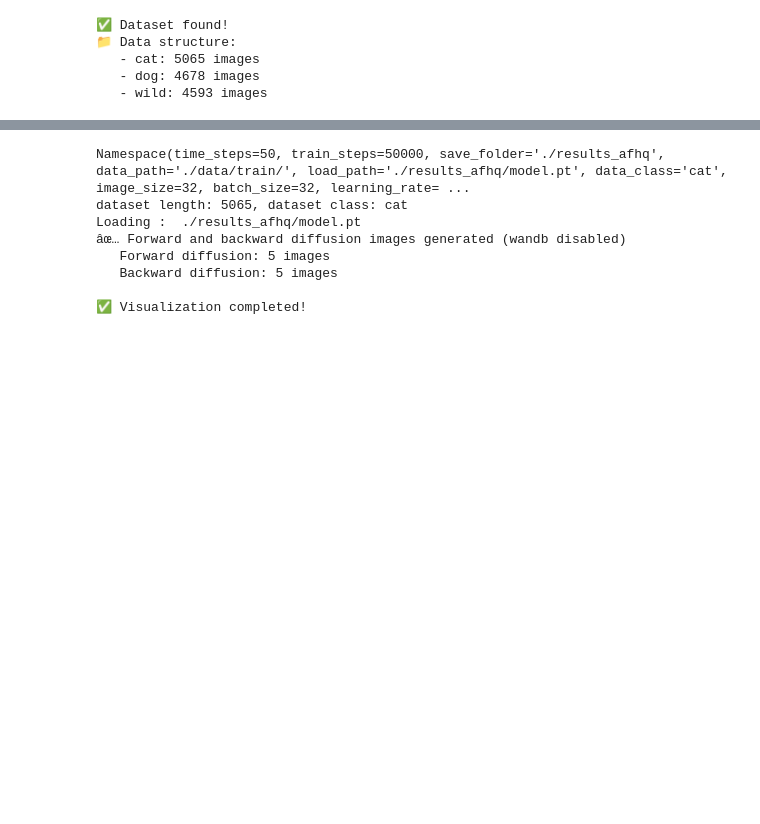
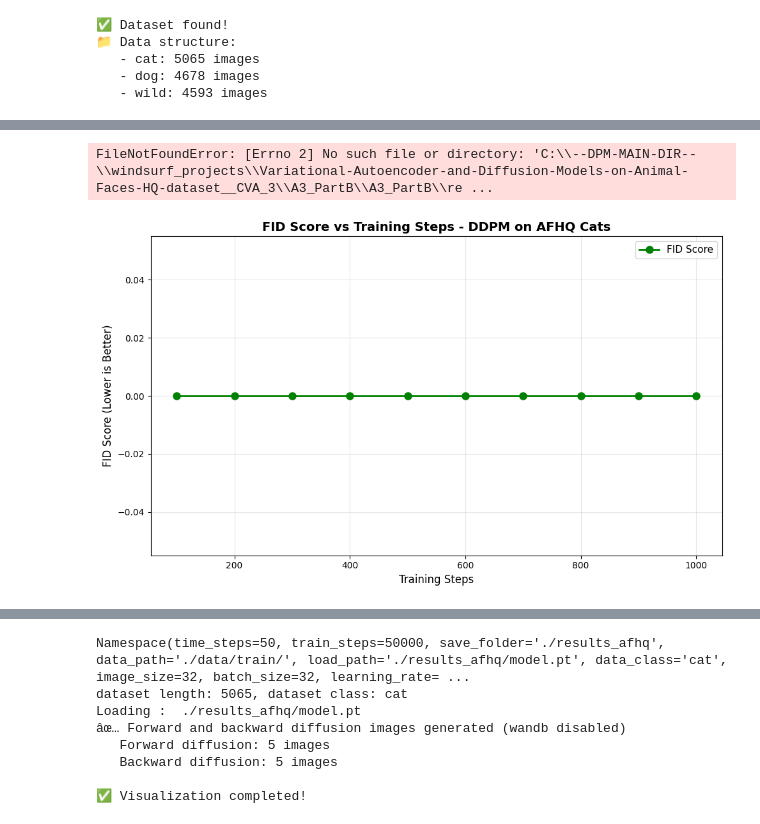
Before and after one commit to dhairyamishra/Variational-Autoencoder-and-Diffusion-Models-on-Animal-Faces-HQ-dataset__CVA_3, a Jupyter notebook: A3_PartB/A3_PartB/run_diffusion.ipynb, the cells around one changed output, grey strips where cells are left out. Cells and saved outputs as stored; diff of their text form; code cells hidden in the pictures; blank space fills up the shorter version.

```diff
--- a/A3_PartB/A3_PartB/run_diffusion.ipynb
+++ b/A3_PartB/A3_PartB/run_diffusion.ipynb
@@ -161,3 +231,38 @@ if sample_folders:
+# %%
+# Part 2: Create FID Plot
+import matplotlib.pyplot as plt
+import numpy as np
+
+# TODO: Fill in FID values from training output
+steps = [100, 200, 300, 400, 500, 600, 700, 800, 900, 1000]
+fid_scores = [0.0, 0.0, 0.0, 0.0, 0.0, 0.0, 0.0, 0.0, 0.0, 0.0]  # Replace with actual values
+
+# Create the plot
+plt.figure(figsize=(10, 6))
+plt.plot(steps, fid_scores, marker='o', linewidth=2, markersize=8, color='green', label='FID Score')
+plt.xlabel('Training Steps', fontsize=12)
+plt.ylabel('FID Score (Lower is Better)', fontsize=12)
+plt.title('FID Score vs Training Steps - DDPM on AFHQ Cats', fontsize=14, fontweight='bold')
+plt.grid(True, alpha=0.3)
+plt.legend(fontsize=11)
+plt.tight_layout()
+
+# Save the plot
+plt.savefig('./results_part2/part2_fid_plot.png', dpi=300, bbox_inches='tight')
+print("✅ FID plot saved to: ./results_part2/part2_fid_plot.png")
+
+# Display the plot
+plt.show()
+
+# Print statistics
+print(f"\n📊 FID Statistics:")
+print(f"   Initial FID (Step 100): {fid_scores[0]:.2f}")
+print(f"   Final FID (Step 1000): {fid_scores[-1]:.2f}")
+print(f"   Best FID: {min(fid_scores):.2f} (Step {steps[fid_scores.index(min(fid_scores))]})")
+print(f"   FID Improvement: {fid_scores[0] - fid_scores[-1]:.2f}")
+# %% [output]
+FileNotFoundError: [Errno 2] No such file or directory: 'C:\\--DPM-MAIN-DIR--\\windsurf_projects\\Variational-Autoencoder-and-Diffusion-Models-on-Animal-Faces-HQ-dataset__CVA_3\\A3_PartB\\A3_PartB\\re ...
+[figure, added]
 # %%
 # FULL SCALE TRAINING: Train the model (will take ~1-2 hours)
 import subprocess
```
Also changed, not shown: parts of 10 cells of this notebook, 1 other file.
